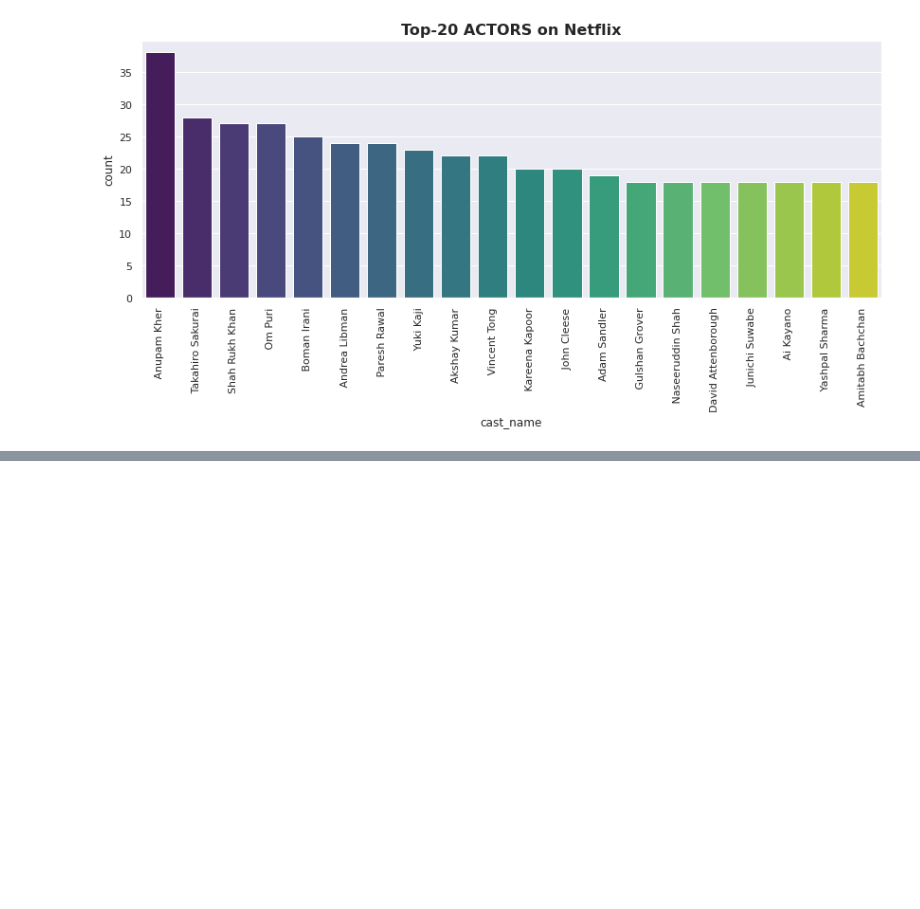
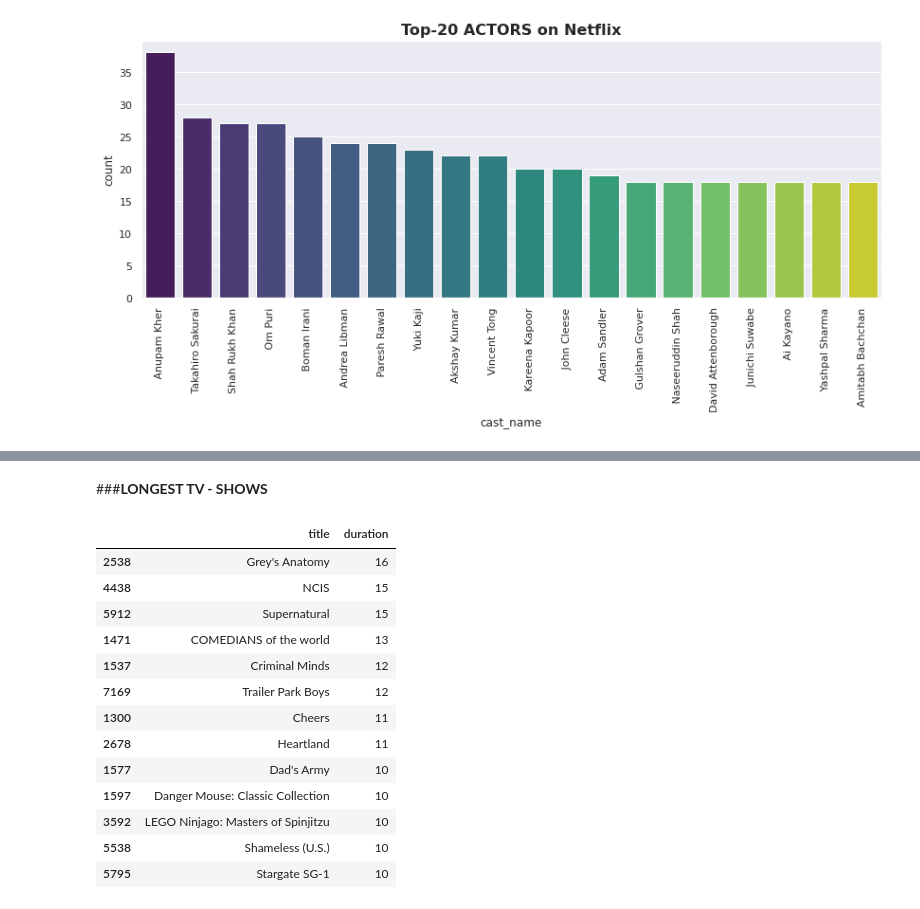
Before and after one commit to ShuklaRajni/Netflix_Movies_and_Tv_shows, a Jupyter notebook: NETFLIX_MOVIES_AND_TV_SHOWS_CLUSTERING.ipynb, the cells around one changed output, grey strips where cells are left out. Cells and saved outputs as stored; diff of their text form; code cells hidden in the pictures; blank space fills up the shorter version.

```diff
--- a/NETFLIX_MOVIES_AND_TV_SHOWS_CLUSTERING.ipynb
+++ b/NETFLIX_MOVIES_AND_TV_SHOWS_CLUSTERING.ipynb
@@ -492,0 +544,21 @@ plt.show()
+# %% [markdown]
+###**LONGEST TV - SHOWS**
+# %%
+long_shows = tv_data[tv_data['duration']>9]
+long_shows_data = long_shows[['title','duration']]
+long_shows_data.sort_values(by=['duration'],ascending=False)
+# %% [output]
+|  | title | duration |
+| 2538 | Grey's Anatomy | 16 |
+| 4438 | NCIS | 15 |
+| 5912 | Supernatural | 15 |
+| 1471 | COMEDIANS of the world | 13 |
+| 1537 | Criminal Minds | 12 |
+| 7169 | Trailer Park Boys | 12 |
+| 1300 | Cheers | 11 |
+| 2678 | Heartland | 11 |
+| 1577 | Dad's Army | 10 |
+| 1597 | Danger Mouse: Classic Collection | 10 |
+| 3592 | LEGO Ninjago: Masters of Spinjitzu | 10 |
+| 5538 | Shameless (U.S.) | 10 |
+| 5795 | Stargate SG-1 | 10 |
```
Also changed, not shown: parts of 15 cells of this notebook.
